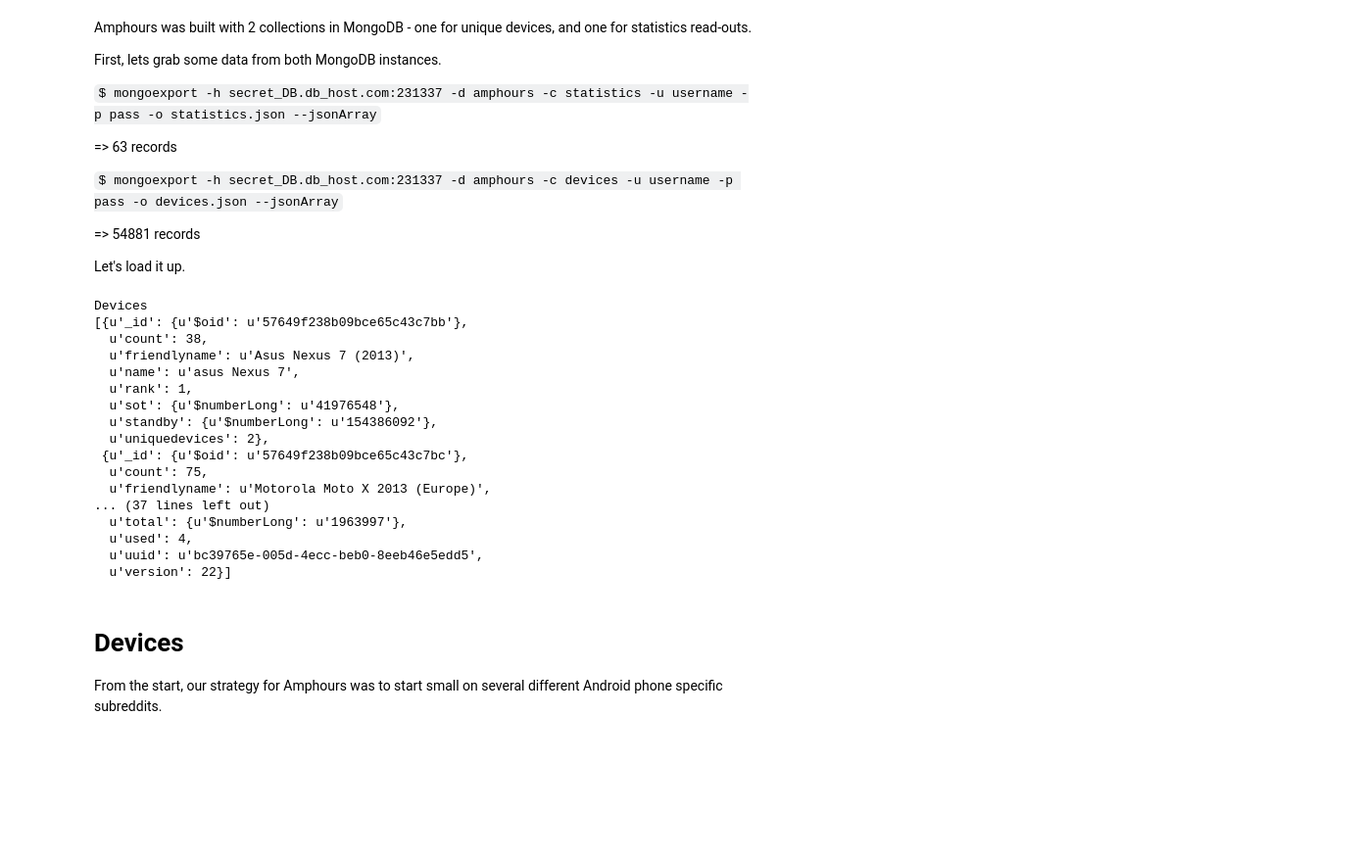
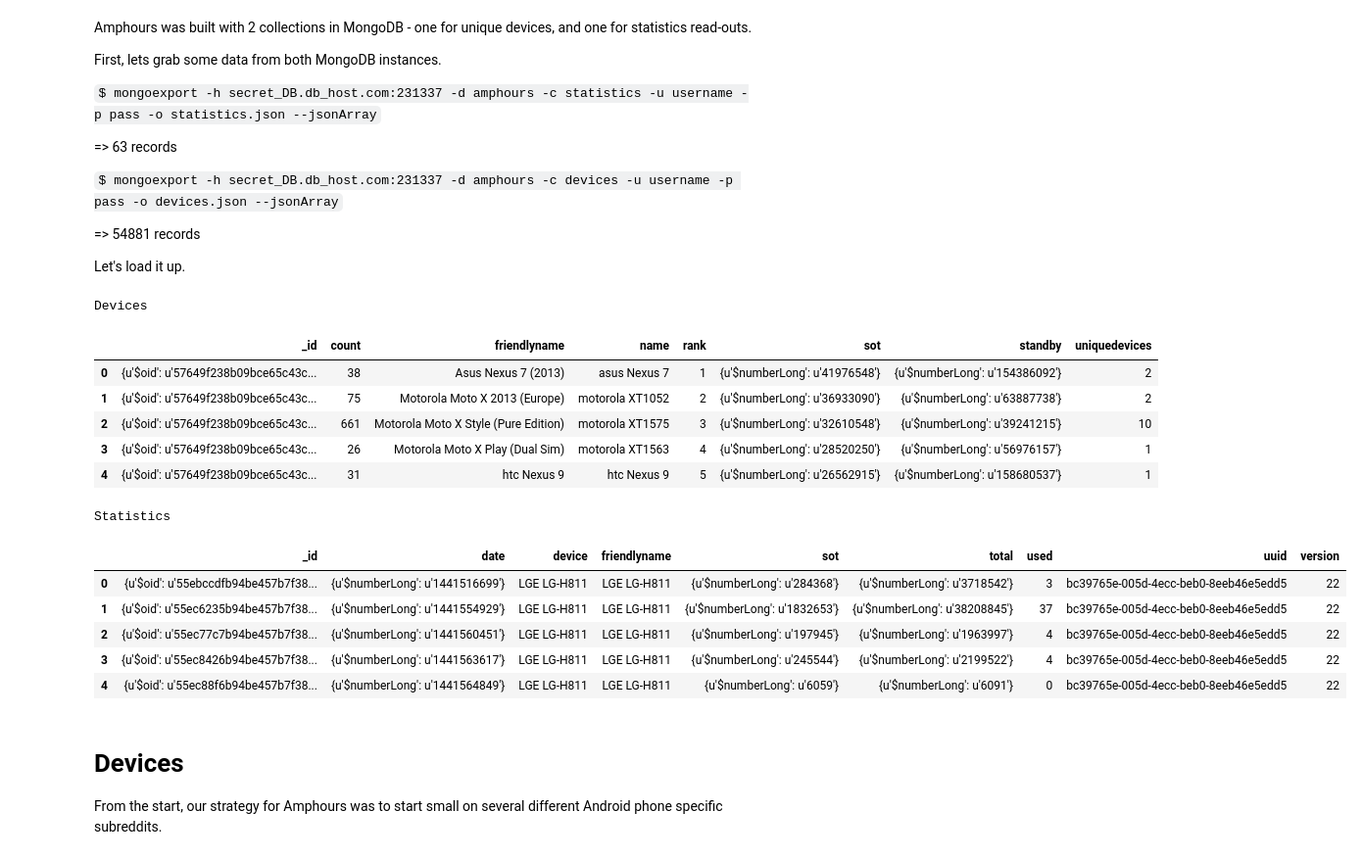
Before and after one commit to akhilcacharya/Amphours-Postmortem, a Jupyter notebook: Amphours Postmortem.ipynb, the cells around one changed output. Shown: that part at 98% size. Drawn from its saved outputs; the diff is of its cells as text; code cells hidden in the pictures; blank space fills up the shorter version.

```diff
--- a/Amphours Postmortem.ipynb
+++ b/Amphours Postmortem.ipynb
@@ -27,6 +29,7 @@ Let's load it up.
 # %%
 import json
 from pprint import pprint
+import pandas as pd
 
 with open('devices.json') as devices_raw:
     devices = json.load(devices_raw)
@@ -36,28 +39,28 @@ with open('statistics.json') as statistics_raw:
 
 # Print out the last few
 print "Devices"
-pprint(devices[:3])
-
-print "Statistics"
-pprint(statistics[:3])
+dev_df = pd.DataFrame(devices)
+dev_df.head()
 # %% [output]
 Devices
-[{u'_id': {u'$oid': u'57649f238b09bce65c43c7bb'},
-  u'count': 38,
-  u'friendlyname': u'Asus Nexus 7 (2013)',
-  u'name': u'asus Nexus 7',
-  u'rank': 1,
-  u'sot': {u'$numberLong': u'41976548'},
-  u'standby': {u'$numberLong': u'154386092'},
-  u'uniquedevices': 2},
- {u'_id': {u'$oid': u'57649f238b09bce65c43c7bc'},
-  u'count': 75,
-  u'friendlyname': u'Motorola Moto X 2013 (Europe)',
-... (37 lines left out)
-  u'total': {u'$numberLong': u'1963997'},
-  u'used': 4,
-  u'uuid': u'bc39765e-005d-4ecc-beb0-8eeb46e5edd5',
-  u'version': 22}]
+|  | _id | count | friendlyname | name | rank | sot | standby | uniquedevices |
+| 0 | {u'$oid': u'57649f238b09bce65c43c... | 38 | Asus Nexus 7 (2013) | asus Nexus 7 | 1 | {u'$numberLong': u'41976548'} | {u'$numberLong': u'154386092'} | 2 |
+| 1 | {u'$oid': u'57649f238b09bce65c43c... | 75 | Motorola Moto X 2013 (Europe) | motorola XT1052 | 2 | {u'$numberLong': u'36933090'} | {u'$numberLong': u'63887738'} | 2 |
+| 2 | {u'$oid': u'57649f238b09bce65c43c... | 661 | Motorola Moto X Style (Pure Edition) | motorola XT1575 | 3 | {u'$numberLong': u'32610548'} | {u'$numberLong': u'39241215'} | 10 |
+| 3 | {u'$oid': u'57649f238b09bce65c43c... | 26 | Motorola Moto X Play (Dual Sim) | motorola XT1563 | 4 | {u'$numberLong': u'28520250'} | {u'$numberLong': u'56976157'} | 1 |
+| 4 | {u'$oid': u'57649f238b09bce65c43c... | 31 | htc Nexus 9 | htc Nexus 9 | 5 | {u'$numberLong': u'26562915'} | {u'$numberLong': u'158680537'} | 1 |
+# %%
+print "Statistics"
+stat_df = pd.DataFrame(statistics)
+stat_df.head()
+# %% [output]
+Statistics
+|  | _id | date | device | friendlyname | sot | total | used | uuid | version |
+| 0 | {u'$oid': u'55ebccdfb94be457b7f38... | {u'$numberLong': u'1441516699'} | LGE LG-H811 | LGE LG-H811 | {u'$numberLong': u'284368'} | {u'$numberLong': u'3718542'} | 3 | bc39765e-005d-4ecc-beb0-8eeb46e5edd5 | 22 |
+| 1 | {u'$oid': u'55ec6235b94be457b7f38... | {u'$numberLong': u'1441554929'} | LGE LG-H811 | LGE LG-H811 | {u'$numberLong': u'1832653'} | {u'$numberLong': u'38208845'} | 37 | bc39765e-005d-4ecc-beb0-8eeb46e5edd5 | 22 |
+| 2 | {u'$oid': u'55ec77c7b94be457b7f38... | {u'$numberLong': u'1441560451'} | LGE LG-H811 | LGE LG-H811 | {u'$numberLong': u'197945'} | {u'$numberLong': u'1963997'} | 4 | bc39765e-005d-4ecc-beb0-8eeb46e5edd5 | 22 |
+| 3 | {u'$oid': u'55ec8426b94be457b7f38... | {u'$numberLong': u'1441563617'} | LGE LG-H811 | LGE LG-H811 | {u'$numberLong': u'245544'} | {u'$numberLong': u'2199522'} | 4 | bc39765e-005d-4ecc-beb0-8eeb46e5edd5 | 22 |
+| 4 | {u'$oid': u'55ec88f6b94be457b7f38... | {u'$numberLong': u'1441564849'} | LGE LG-H811 | LGE LG-H811 | {u'$numberLong': u'6059'} | {u'$numberLong': u'6091'} | 0 | bc39765e-005d-4ecc-beb0-8eeb46e5edd5 | 22 |
 # %% [markdown]
 # Devices
 
```
Also changed, not shown: parts of 9 cells of this notebook, 4 other files.
